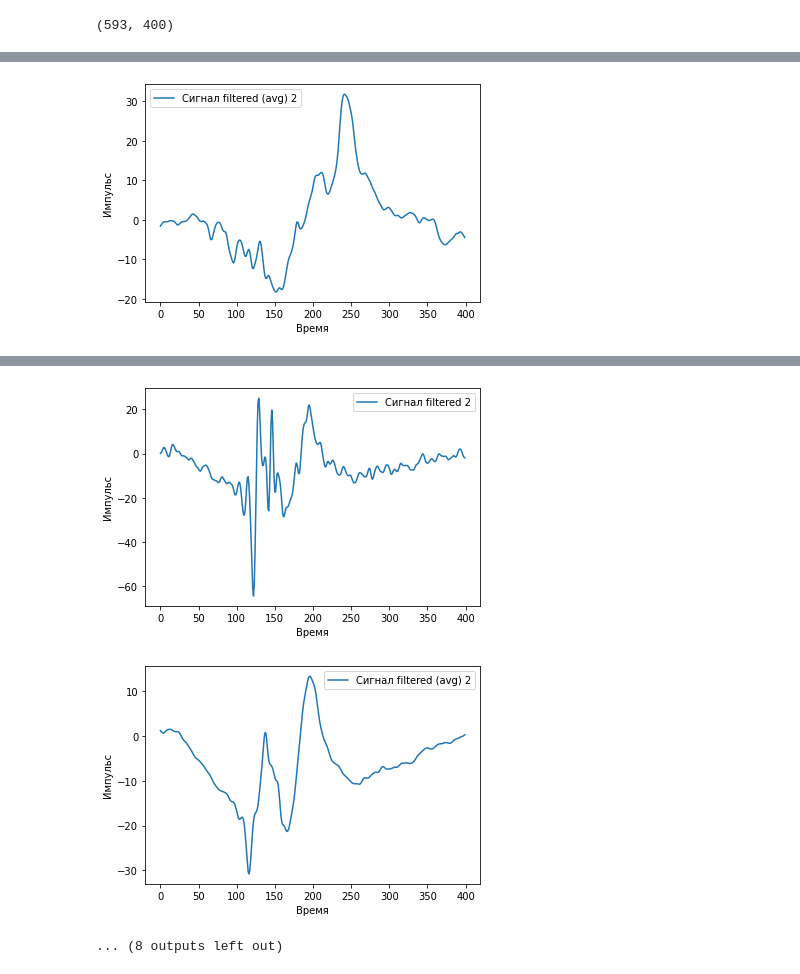
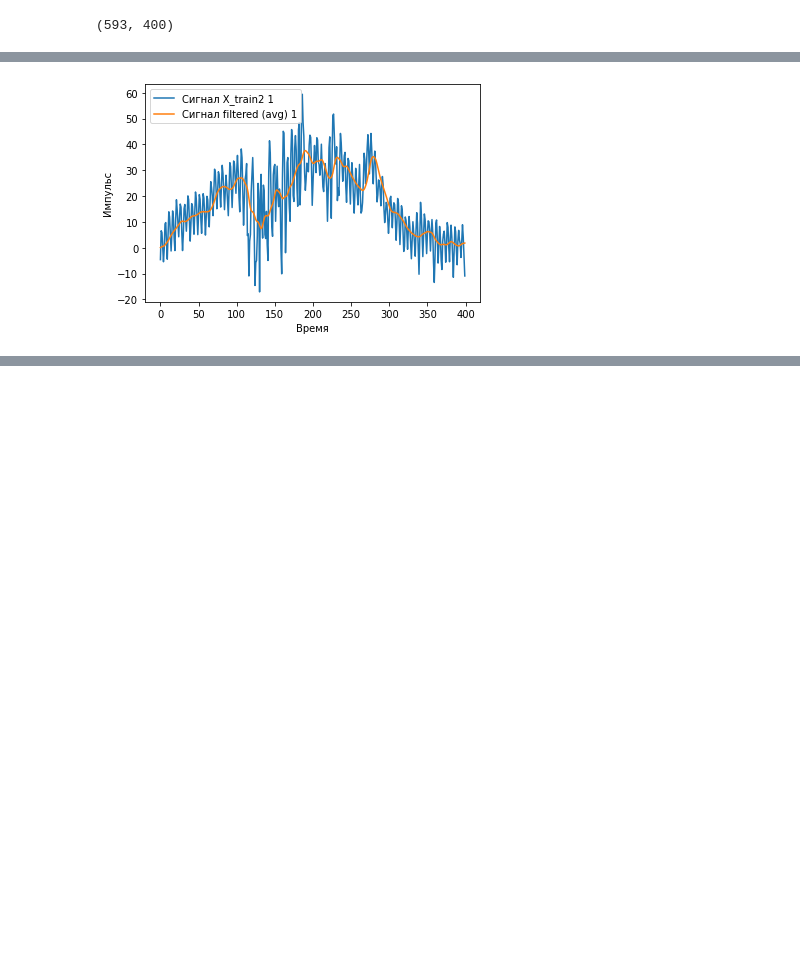
Before and after one commit to vasilevIT/emg-interface, a Jupyter notebook: rnn_emg_example.ipynb, the cells around one changed output, grey strips where cells are left out. Cells and saved outputs as stored; diff of their text form; code cells hidden in the pictures; blank space fills up the shorter version.

```diff
--- a/rnn_emg_example.ipynb
+++ b/rnn_emg_example.ipynb
@@ -419,7 +415,7 @@ for i0 in range(0, X_train_filtered.shape[0]):
     X_train_filtered_sma = []
     last_index = X_train_filtered[i0].shape[0]
 
-    N = 20
+    N = 10
     N_half = int(N / 2)
 
     for i in range(0, last_index):
@@ -464,13 +460,11 @@ for i0 in range(0, X_train_filtered.shape[0]):
 
 idx = np.random.randint(0, X_train2.shape[0], size=10)
 for i in idx:
-    X_i = X_train_filtered[i]
+    X_i = X_train2[i]
     plt.plot(X_i,
-             label='Сигнал filtered ' + str(np.argmax(train_labels[i]) + 1))
+             label='Сигнал X_train2 ' + str(np.argmax(train_labels[i]) + 1))
     plt.xlabel('Время')
     plt.ylabel('Импульс')
-    plt.legend()
-    plt.show()
 
     plt.plot(X_train_filtered_sma0[i],
              label='Сигнал filtered (avg) ' + str(np.argmax(train_labels[i]) + 1))
@@ -483 +477 @@ for i in idx:
-[figure, old version]
+[figure, new version]
@@ -492,6 +486,3 @@ for i in idx:
-[figure, removed]
-[figure, removed]
-... (8 outputs left out)
 # %%
 # MinMaxScaler
 from sklearn.preprocessing import MinMaxScaler, StandardScaler
```
Also changed, not shown: parts of 13 cells of this notebook, 2 other files.
